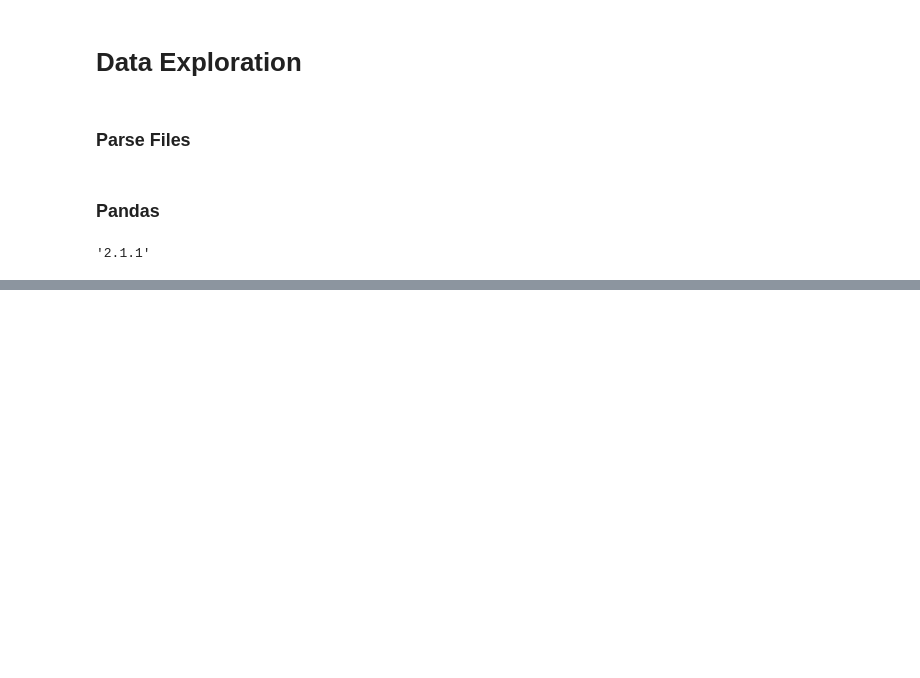
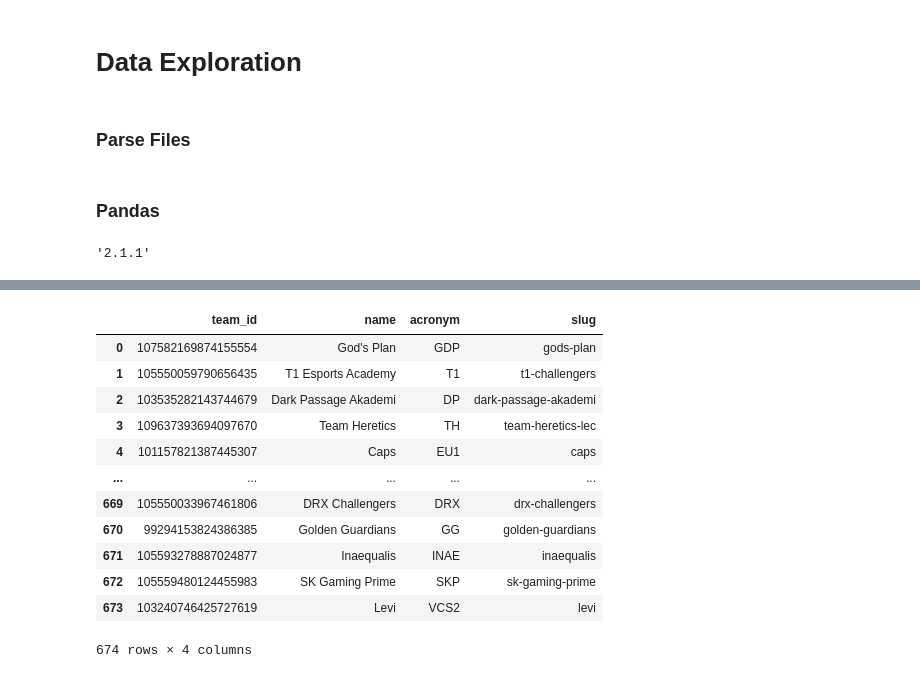
Before and after one commit to projectulterior/global-power-rankings, a Jupyter notebook: data_exploration.ipynb, the cells around one changed output, grey strips where cells are left out. Saved outputs shown, nothing was run; the diff lists cells and outputs as text; code cells hidden in the pictures; blank space fills up the shorter version.

```diff
--- a/data_exploration.ipynb
+++ b/data_exploration.ipynb
@@ -41,0 +73,16 @@ AttributeError: 'list' object has no attribute 'keys'
+# %%
+teams
+# %% [output]
+|  | team_id | name | acronym | slug |
+| 0 | 107582169874155554 | God's Plan | GDP | gods-plan |
+| 1 | 105550059790656435 | T1 Esports Academy | T1 | t1-challengers |
+| 2 | 103535282143744679 | Dark Passage Akademi | DP | dark-passage-akademi |
+| 3 | 109637393694097670 | Team Heretics | TH | team-heretics-lec |
+| 4 | 101157821387445307 | Caps | EU1 | caps |
+| ... | ... | ... | ... | ... |
+| 669 | 105550033967461806 | DRX Challengers | DRX | drx-challengers |
+| 670 | 99294153824386385 | Golden Guardians | GG | golden-guardians |
+| 671 | 105593278887024877 | Inaequalis | INAE | inaequalis |
+| 672 | 105559480124455983 | SK Gaming Prime | SKP | sk-gaming-prime |
+| 673 | 103240746425727619 | Levi | VCS2 | levi |
+674 rows × 4 columns
```
Also changed, not shown: parts of 3 cells of this notebook.
